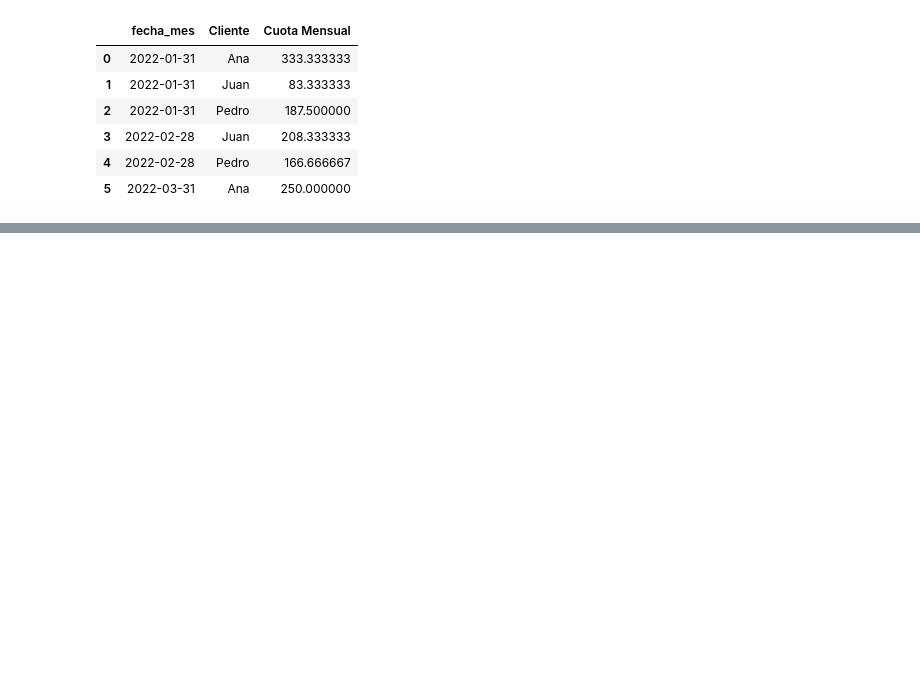
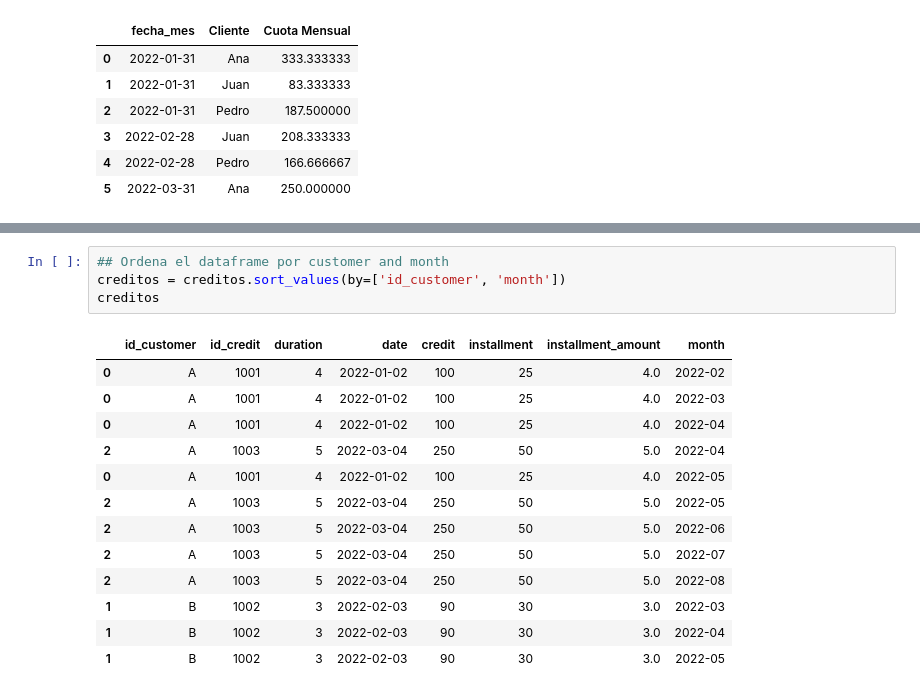
Before and after one commit to oecorrechag/Home-functions, a Jupyter notebook: agrupaciones/endeudamiento.ipynb, the cells around one changed output, grey strips where cells are left out. Cells and saved outputs as stored; diff of their text form; blank space fills up the shorter version.

```diff
--- a/agrupaciones/endeudamiento.ipynb
+++ b/agrupaciones/endeudamiento.ipynb
@@ -254,0 +169,18 @@ data.tail()
+# %%
+## Ordena el dataframe por customer and month
+creditos = creditos.sort_values(by=['id_customer', 'month'])
+creditos
+# %% [output]
+|  | id_customer | id_credit | duration | date | credit | installment | installment_amount | month |
+| 0 | A | 1001 | 4 | 2022-01-02 | 100 | 25 | 4.0 | 2022-02 |
+| 0 | A | 1001 | 4 | 2022-01-02 | 100 | 25 | 4.0 | 2022-03 |
+| 0 | A | 1001 | 4 | 2022-01-02 | 100 | 25 | 4.0 | 2022-04 |
+| 2 | A | 1003 | 5 | 2022-03-04 | 250 | 50 | 5.0 | 2022-04 |
+| 0 | A | 1001 | 4 | 2022-01-02 | 100 | 25 | 4.0 | 2022-05 |
+| 2 | A | 1003 | 5 | 2022-03-04 | 250 | 50 | 5.0 | 2022-05 |
+| 2 | A | 1003 | 5 | 2022-03-04 | 250 | 50 | 5.0 | 2022-06 |
+| 2 | A | 1003 | 5 | 2022-03-04 | 250 | 50 | 5.0 | 2022-07 |
+| 2 | A | 1003 | 5 | 2022-03-04 | 250 | 50 | 5.0 | 2022-08 |
+| 1 | B | 1002 | 3 | 2022-02-03 | 90 | 30 | 3.0 | 2022-03 |
+| 1 | B | 1002 | 3 | 2022-02-03 | 90 | 30 | 3.0 | 2022-04 |
+| 1 | B | 1002 | 3 | 2022-02-03 | 90 | 30 | 3.0 | 2022-05 |
```
Also changed, not shown: parts of 24 cells of this notebook.
